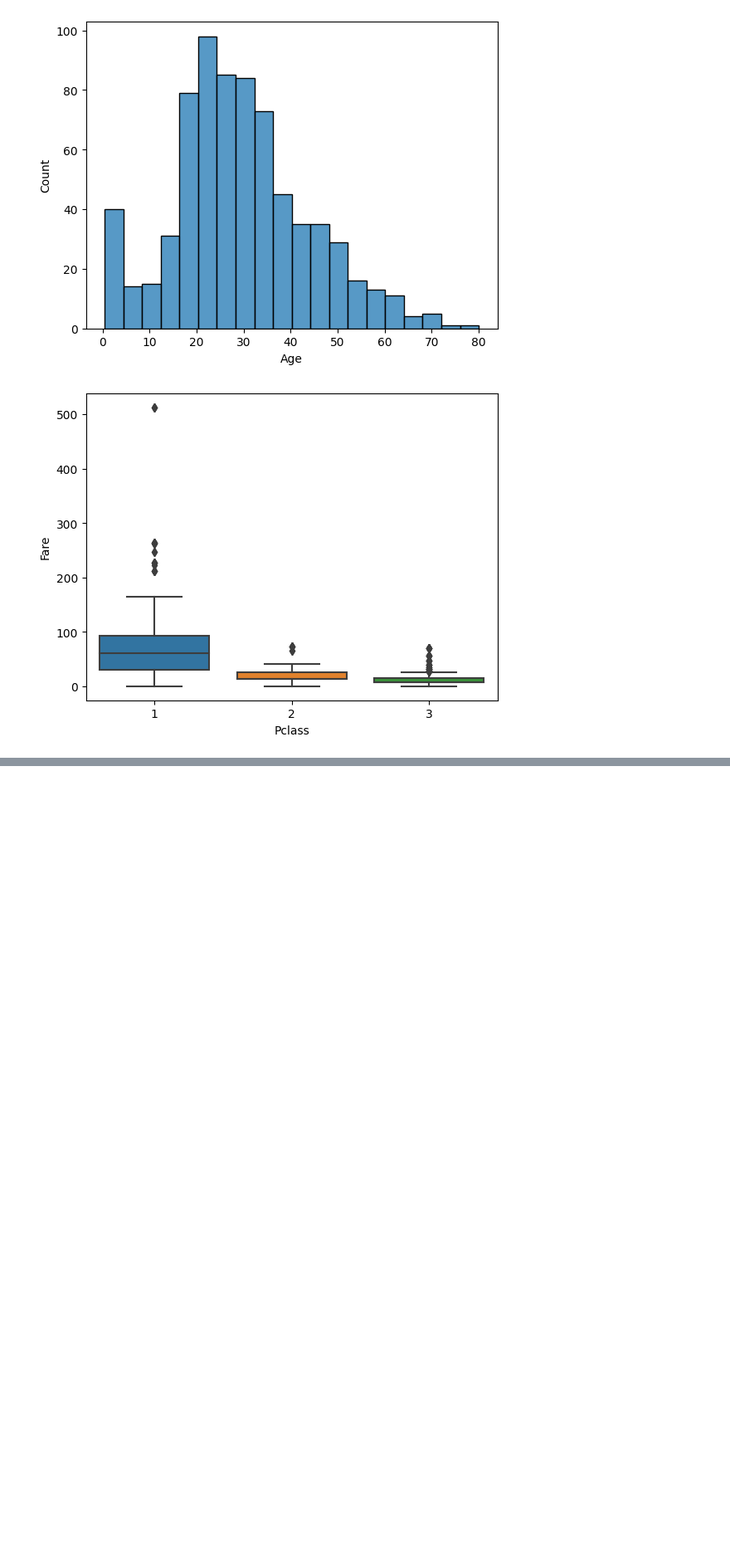
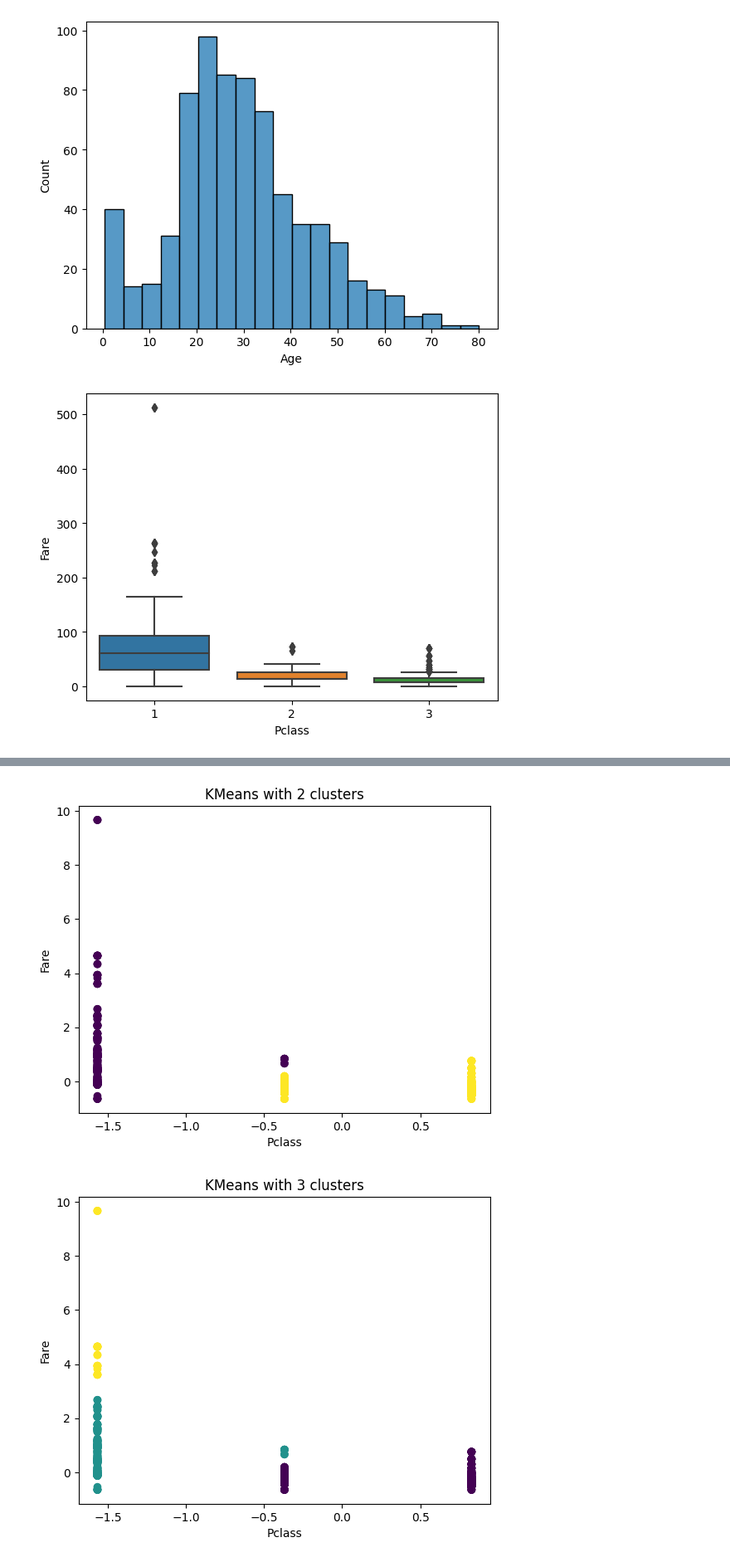
Before and after one commit to Kenobichek/Machine-Learning-Course, a Jupyter notebook: lab3/lab3.ipynb, the cells around one changed output, grey strips where cells are left out. Shown at 83% size. Drawn from its saved outputs; the diff is of its cells as text; code cells hidden in the pictures; blank space fills up the shorter version.

```diff
--- a/lab3/lab3.ipynb
+++ b/lab3/lab3.ipynb
@@ -78,0 +173,11 @@ plt.show()
+# %%
+# Clustering using "Pclass" and "Fare" columns
+
+X2 = data_train[["Pclass", "Fare"]]
+cluster_and_plot(X2, 2, KMeans)
+cluster_and_plot(X2, 3, KMeans)
+cluster_and_plot(X2, 4, KMeans)
+cluster_and_plot(X2, 5, KMeans)
+# %% [output]
+[figure, added]
+[figure, added]
```
Also changed, not shown: parts of 12 cells of this notebook.
